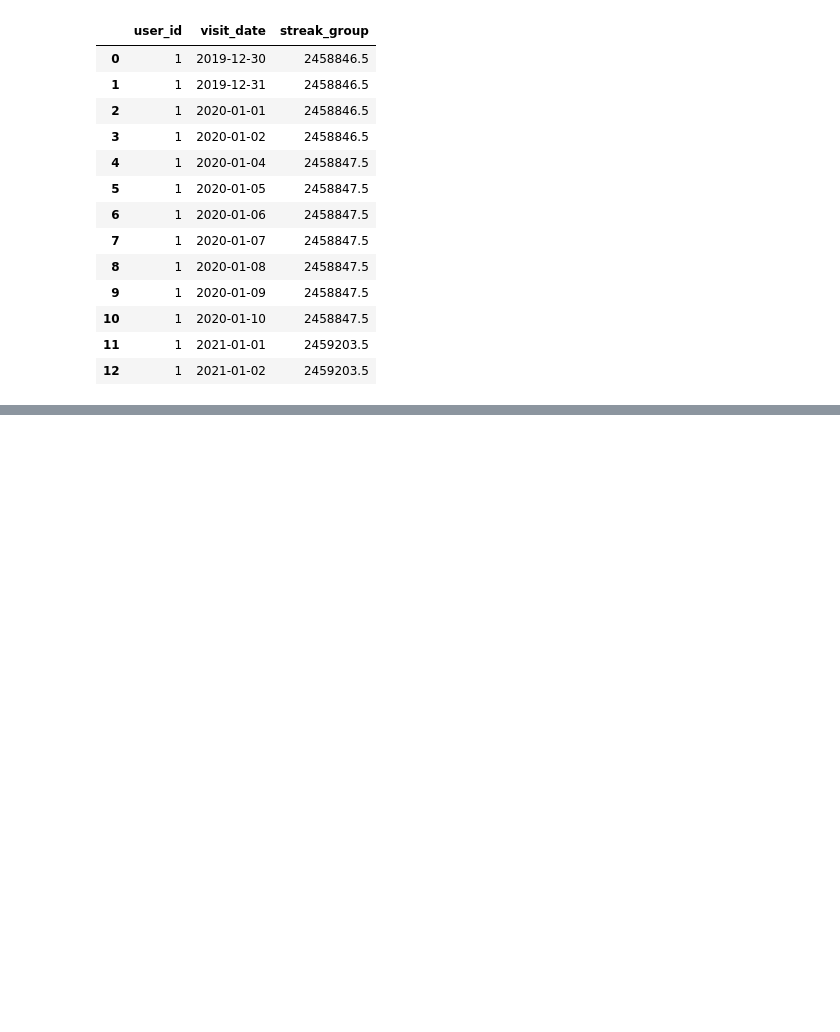
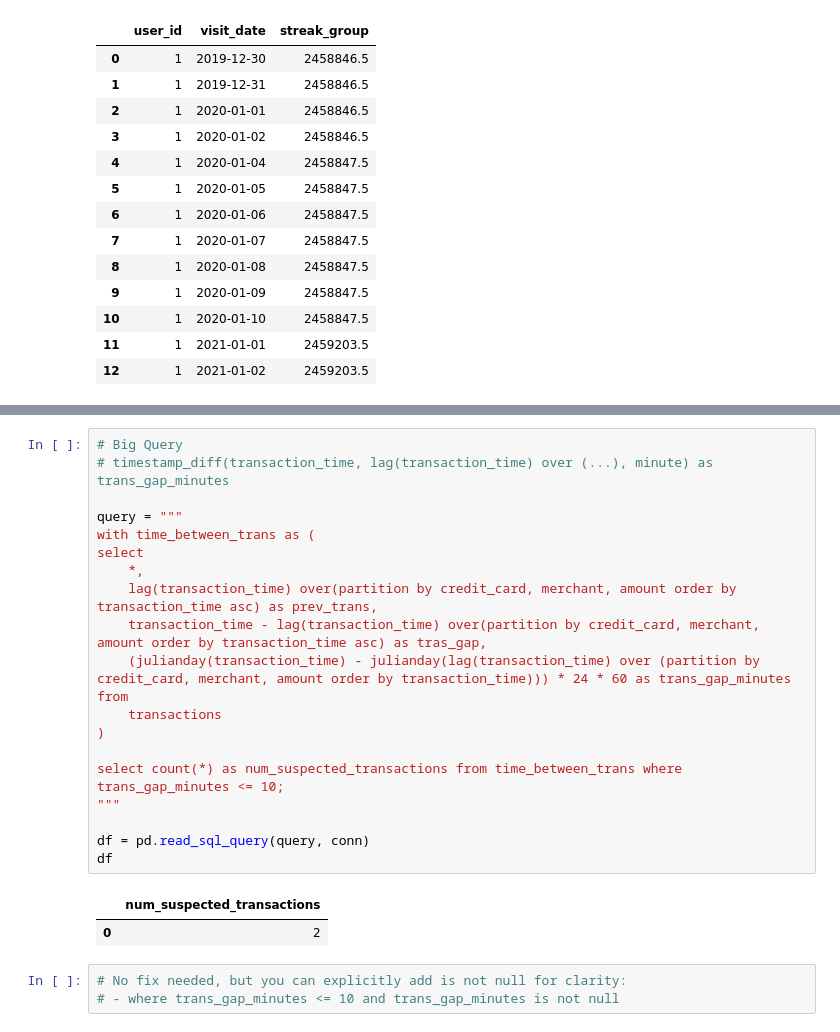
Before and after one commit to AnandThirwani8/Data_Wrangling, a Jupyter notebook: 06_SQL_15_day_Challenge.ipynb, the cells around one changed output, grey strips where cells are left out. Cells and saved outputs as stored; diff of their text form; blank space fills up the shorter version.

```diff
--- a/06_SQL_15_day_Challenge.ipynb
+++ b/06_SQL_15_day_Challenge.ipynb
@@ -1098,0 +1350,26 @@ df.query("user_id == 1")
+# %%
+# Big Query
+# timestamp_diff(transaction_time, lag(transaction_time) over (...), minute) as trans_gap_minutes
+
+query = """
+with time_between_trans as (
+select
+    *,
+    lag(transaction_time) over(partition by credit_card, merchant, amount order by transaction_time asc) as prev_trans,
+    transaction_time - lag(transaction_time) over(partition by credit_card, merchant, amount order by transaction_time asc) as tras_gap,
+    (julianday(transaction_time) - julianday(lag(transaction_time) over (partition by credit_card, merchant, amount order by transaction_time))) * 24 * 60 as trans_gap_minutes
+from
+    transactions
+)
+
+select count(*) as num_suspected_transactions from time_between_trans where trans_gap_minutes <= 10;
+"""
+
+df = pd.read_sql_query(query, conn)
+df
+# %% [output]
+|  | num_suspected_transactions |
+| 0 | 2 |
+# %%
+# No fix needed, but you can explicitly add is not null for clarity:
+# - where trans_gap_minutes <= 10 and trans_gap_minutes is not null
```
Also changed, not shown: parts of 14 cells of this notebook, 1 other file.
